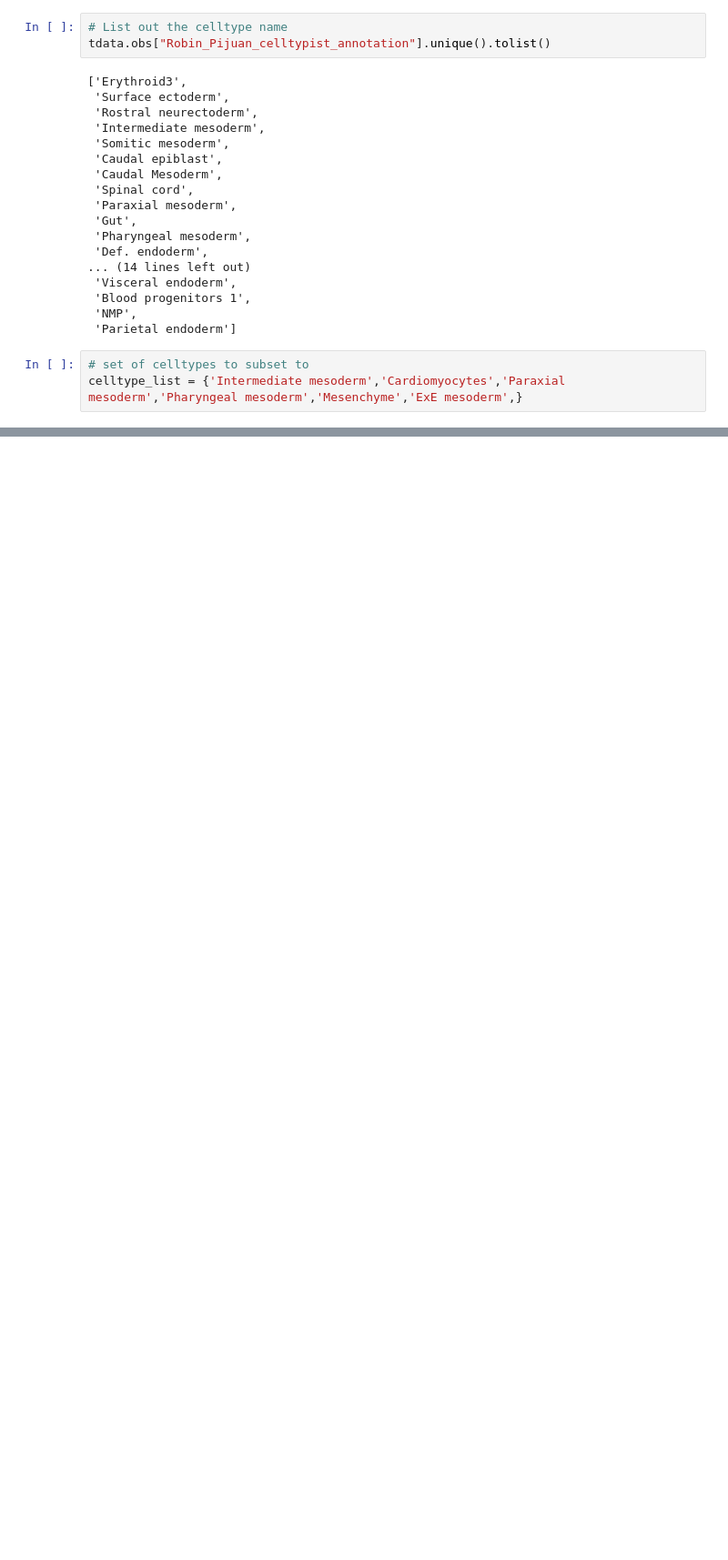
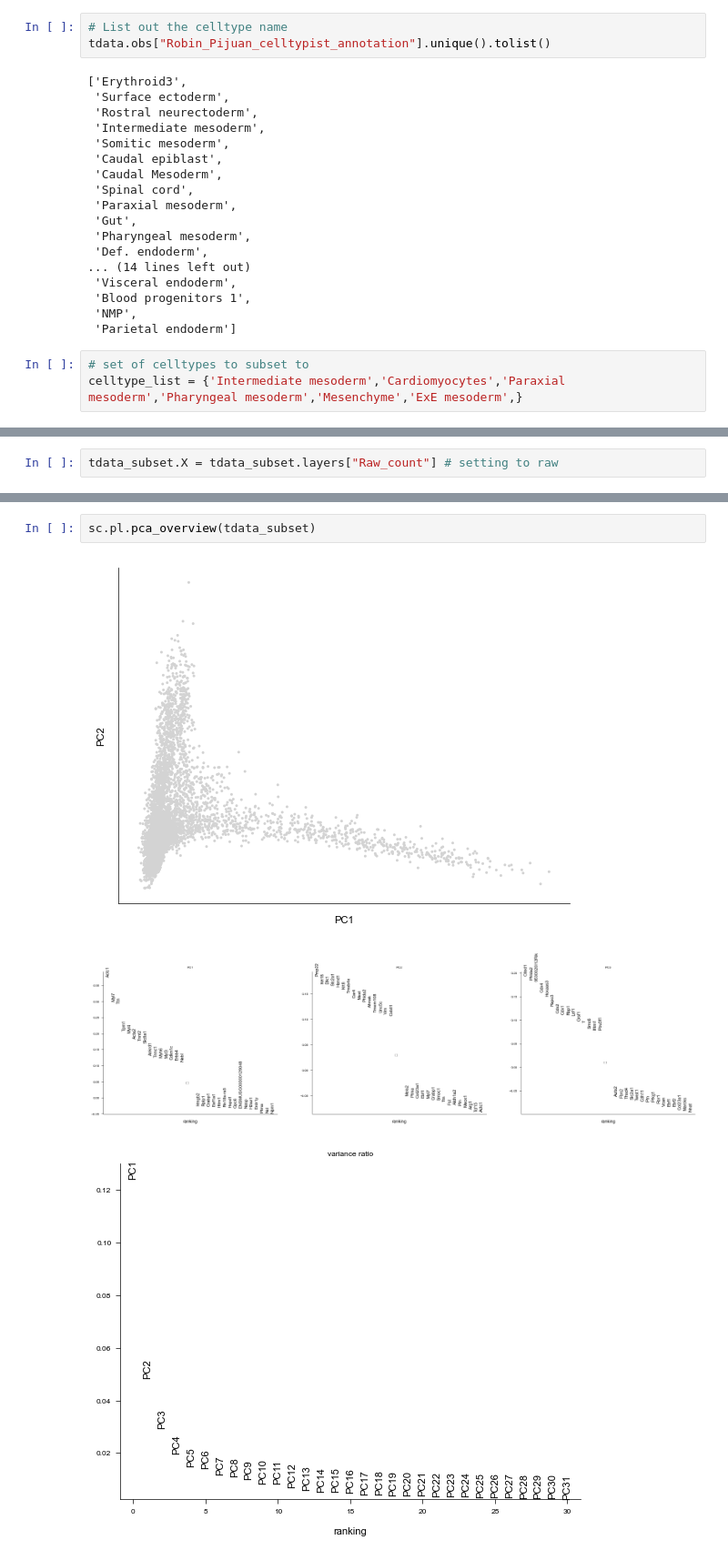
Before and after one commit to Oiya861028/Lineage_Tree_Construction, a Jupyter notebook: Moslin/Cardiac_Analysis/E8_0_deeper_annotation.ipynb, the cells around one changed output, grey strips where cells are left out. Shown at 91% size. Cells and saved outputs as stored; diff of their text form; blank space fills up the shorter version.

```diff
--- a/Moslin/Cardiac_Analysis/E8_0_deeper_annotation.ipynb
+++ b/Moslin/Cardiac_Analysis/E8_0_deeper_annotation.ipynb
@@ -60,0 +92,2 @@ celltype_list = {'Intermediate mesoderm','Cardiomyocytes','Paraxial mesoderm','P
+# %%
+tdata_subset.X = tdata_subset.layers["Raw_count"] # setting to raw
@@ -60,0 +101,6 @@ celltype_list = {'Intermediate mesoderm','Cardiomyocytes','Paraxial mesoderm','P
+# %%
+sc.pl.pca_overview(tdata_subset)
+# %% [output]
+[figure, added]
+[figure, added]
+[figure, added]
```
Also changed, not shown: parts of 18 cells of this notebook.
